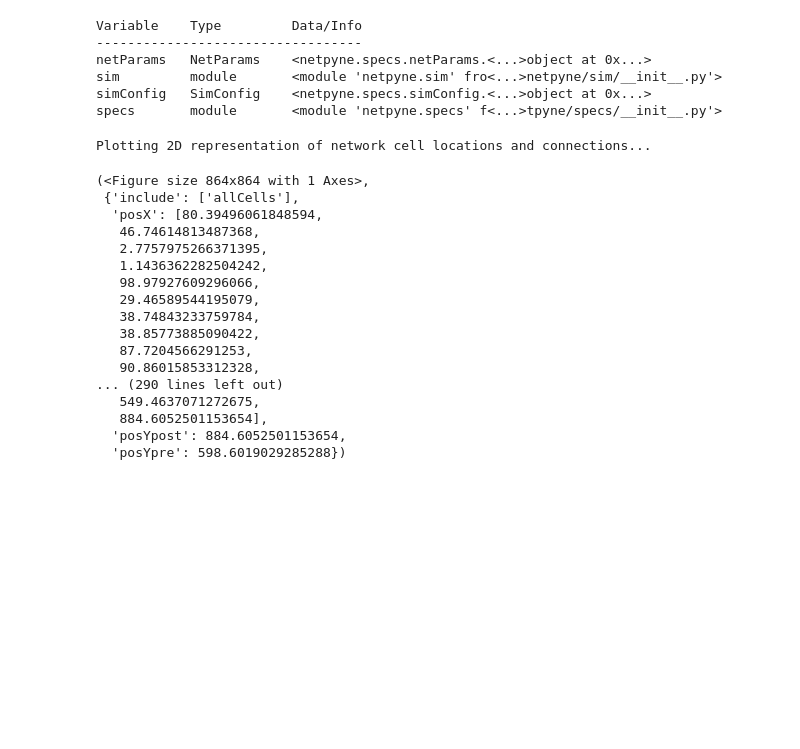
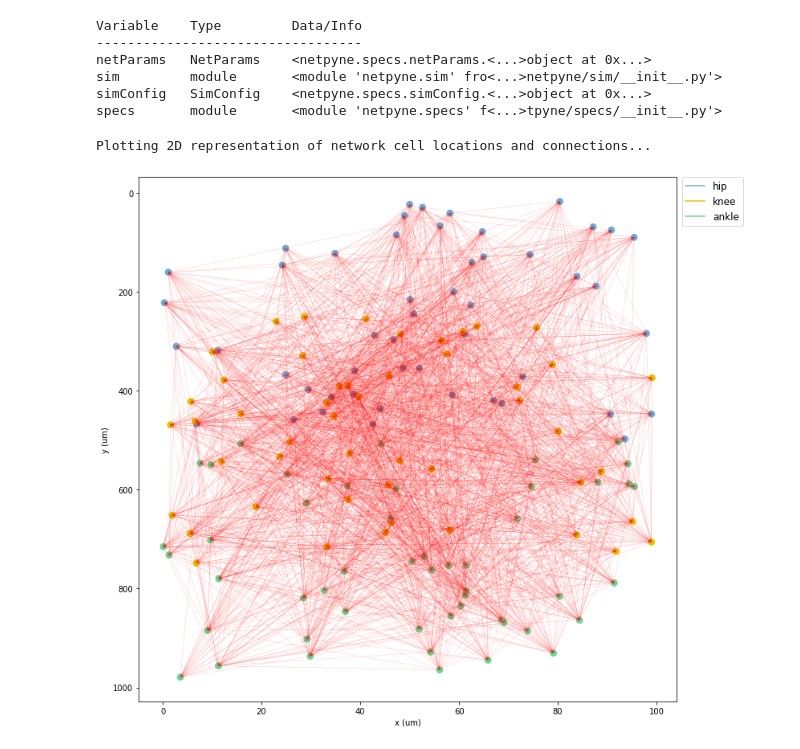
Before and after one commit to SuranjanaGupta/NetPyNE_Course_May2021, a Jupyter notebook: Spinalcord.ipynb, the cells around one changed output. Cells and saved outputs as stored; diff of their text form; code cells hidden in the pictures; blank space fills up the shorter version.

Commit message:
[11]';' suppresses output, showFig added, added code to display inline plots

```diff
--- a/Spinalcord.ipynb
+++ b/Spinalcord.ipynb
@@ -188,24 +188,9 @@ netParams   NetParams    <netpyne.specs.netParams.<...>object at 0x...>
 sim         module       <module 'netpyne.sim' fro<...>netpyne/sim/__init__.py'>
 simConfig   SimConfig    <netpyne.specs.simConfig.<...>object at 0x...>
 specs       module       <module 'netpyne.specs' f<...>tpyne/specs/__init__.py'>
-# %%
-sim.analysis.plot2Dnet()
-# %% [output]
-Plotting 2D representation of network cell locations and connections...
-(<Figure size 864x864 with 1 Axes>,
- {'include': ['allCells'],
-  'posX': [80.39496061848594,
-   46.74614813487368,
-   2.7757975266371395,
-   1.1436362282504242,
-   98.97927609296066,
-   29.46589544195079,
-   38.74843233759784,
-   38.85773885090422,
-   87.7204566291253,
-   90.86015853312328,
-... (290 lines left out)
-   549.4637071272675,
-   884.6052501153654],
-  'posYpost': 884.6052501153654,
-  'posYpre': 598.6019029285288})
+# %%
+%matplotlib inline
+sim.analysis.plot2Dnet(showFig = True);
+# %% [output]
+Plotting 2D representation of network cell locations and connections...
+[figure, added]
```
